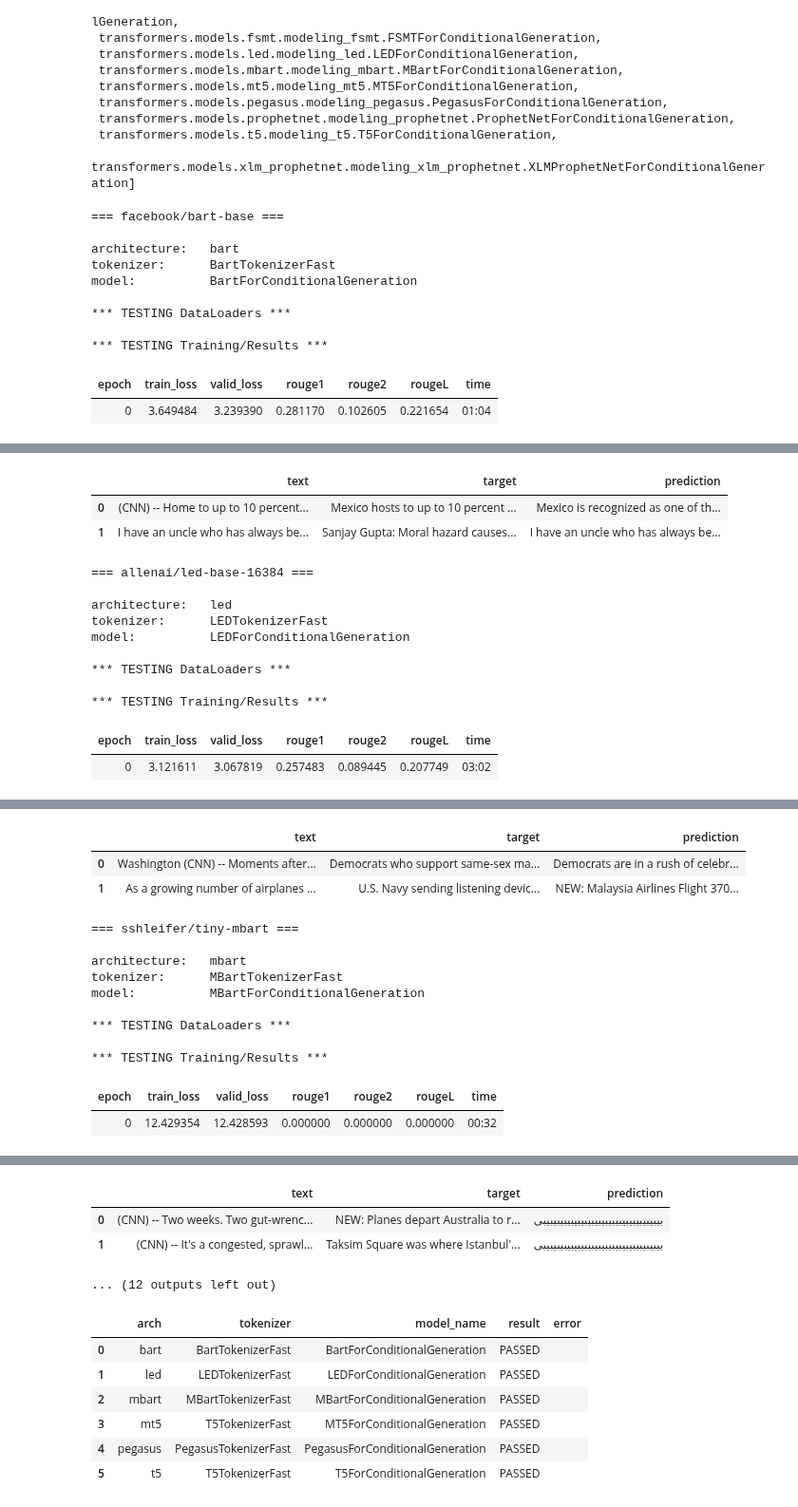
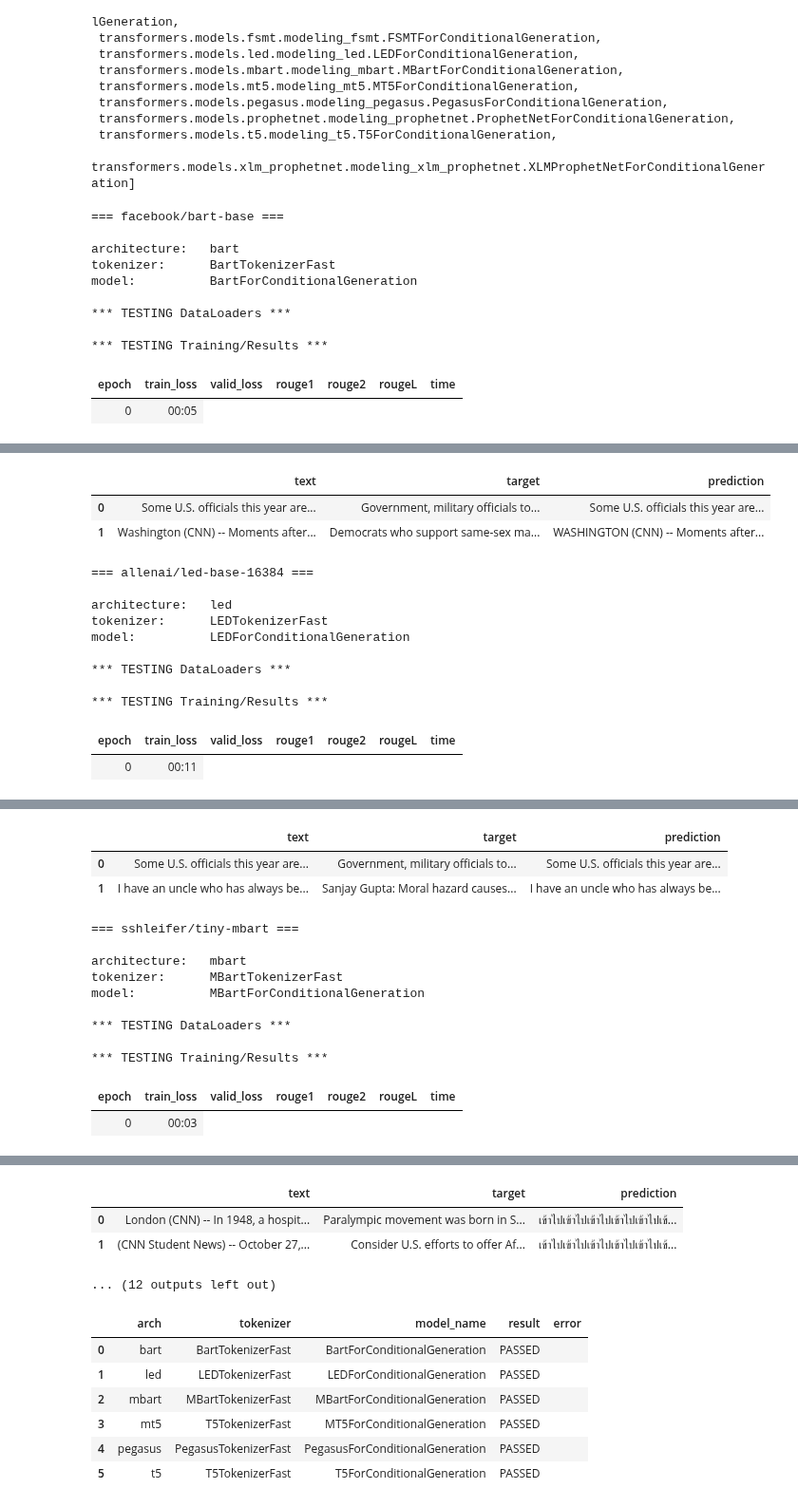
Before and after one commit to ohmeow/blurr, a Jupyter notebook: nbs/02zc_modeling-seq2seq-summarization.ipynb, the cells around one changed output, grey strips where cells are left out. Shown at 95% size. Cells and saved outputs as stored; diff of their text form; code cells hidden in the pictures.

```diff
--- a/nbs/02zc_modeling-seq2seq-summarization.ipynb
+++ b/nbs/02zc_modeling-seq2seq-summarization.ipynb
@@ -355,7 +355,10 @@ for model_name in pretrained_model_names:
 
     model = HF_BaseModelWrapper(hf_model)
     learn_cbs = [HF_BaseModelCallback]
-    fit_cbs = [HF_Seq2SeqMetricsCallback(custom_metrics=seq2seq_metrics)]
+    fit_cbs = [
+        ShortEpochCallback(0.05, short_valid=True),
+        HF_Seq2SeqMetricsCallback(custom_metrics=seq2seq_metrics)
+    ]
 
     learn = Learner(dls,
                     model,
@@ -374,38 +377,38 @@ for model_name in pretrained_model_names:
         test_eq(len(b[0]['input_ids']), bsz)
         test_eq(b[0]['input_ids'].shape, torch.Size([bsz, inp_seq_sz]))
         test_eq(len(b[1]), bsz)
 
 #         print('*** TESTING One pass through the model ***')
 #         preds = learn.model(b[0])
 #         test_eq(preds[1].shape[0], bsz)
 #         test_eq(preds[1].shape[2], hf_config.vocab_size)
 
         print('*** TESTING Training/Results ***')
         learn.fit_one_cycle(1, lr_max=1e-3, cbs=fit_cbs)
 
         test_results.append((hf_arch, type(hf_tokenizer).__name__, type(hf_model).__name__, 'PASSED', ''))
         learn.show_results(learner=learn, max_n=2, input_trunc_at=500, target_trunc_at=250)
     except Exception as err:
         test_results.append((hf_arch, type(hf_tokenizer).__name__, type(hf_model).__name__, 'FAILED', err))
     finally:
         # cleanup
         del learn; torch.cuda.empty_cache()
 # %% [output]
 === facebook/bart-base ===
 
 architecture:   bart
 tokenizer:      BartTokenizerFast
 model:          BartForConditionalGeneration
 
 *** TESTING DataLoaders ***
 
 *** TESTING Training/Results ***
 | epoch | train_loss | valid_loss | rouge1 | rouge2 | rougeL | time |
-| 0 | 3.649484 | 3.239390 | 0.281170 | 0.102605 | 0.221654 | 01:04 |
+| 0 | 00:05 |
 [interactive output not drawn]
 |  | text | target | prediction |
-| 0 | (CNN) -- Home to up to 10 percent... | Mexico hosts to up to 10 percent ... | Mexico is recognized as one of th... |
-| 1 | I have an uncle who has always be... | Sanjay Gupta: Moral hazard causes... | I have an uncle who has always be... |
+| 0 | Some U.S. officials this year are... | Government, military officials to... | Some U.S. officials this year are... |
+| 1 | Washington (CNN) -- Moments after... | Democrats who support same-sex ma... | WASHINGTON (CNN) -- Moments after... |
 === allenai/led-base-16384 ===
 
 architecture:   led
@@ -416,11 +419,11 @@ model:          LEDForConditionalGeneration
 
 *** TESTING Training/Results ***
 | epoch | train_loss | valid_loss | rouge1 | rouge2 | rougeL | time |
-| 0 | 3.121611 | 3.067819 | 0.257483 | 0.089445 | 0.207749 | 03:02 |
+| 0 | 00:11 |
 [interactive output not drawn]
 |  | text | target | prediction |
-| 0 | Washington (CNN) -- Moments after... | Democrats who support same-sex ma... | Democrats are in a rush of celebr... |
-| 1 | As a growing number of airplanes ... | U.S. Navy sending listening devic... | NEW: Malaysia Airlines Flight 370... |
+| 0 | Some U.S. officials this year are... | Government, military officials to... | Some U.S. officials this year are... |
+| 1 | I have an uncle who has always be... | Sanjay Gupta: Moral hazard causes... | I have an uncle who has always be... |
 === sshleifer/tiny-mbart ===
 
 architecture:   mbart
@@ -431,11 +434,11 @@ model:          MBartForConditionalGeneration
 
 *** TESTING Training/Results ***
 | epoch | train_loss | valid_loss | rouge1 | rouge2 | rougeL | time |
-| 0 | 12.429354 | 12.428593 | 0.000000 | 0.000000 | 0.000000 | 00:32 |
+| 0 | 00:03 |
 [interactive output not drawn]
 |  | text | target | prediction |
-| 0 | (CNN) -- Two weeks. Two gut-wrenc... | NEW: Planes depart Australia to r... | بیبیبیبیبیبیبیبیبیبیبیبیبیبیبیبیبیبی |
-| 1 | (CNN) -- It's a congested, sprawl... | Taksim Square was where Istanbul'... | بیبیبیبیبیبیبیبیبیبیبیبیبیبیبیبیبیبی |
+| 0 | London (CNN) -- In 1948, a hospit... | Paralympic movement was born in S... | เข้าไปเข้าไปเข้าไปเข้าไปเข้าไปเข้... |
+| 1 | (CNN Student News) -- October 27,... | Consider U.S. efforts to offer Af... | เข้าไปเข้าไปเข้าไปเข้าไปเข้าไปเข้... |
 ... (12 outputs left out)
 # %%
 #slow
```
Also changed, not shown: parts of 10 cells of this notebook, 31 other files.
